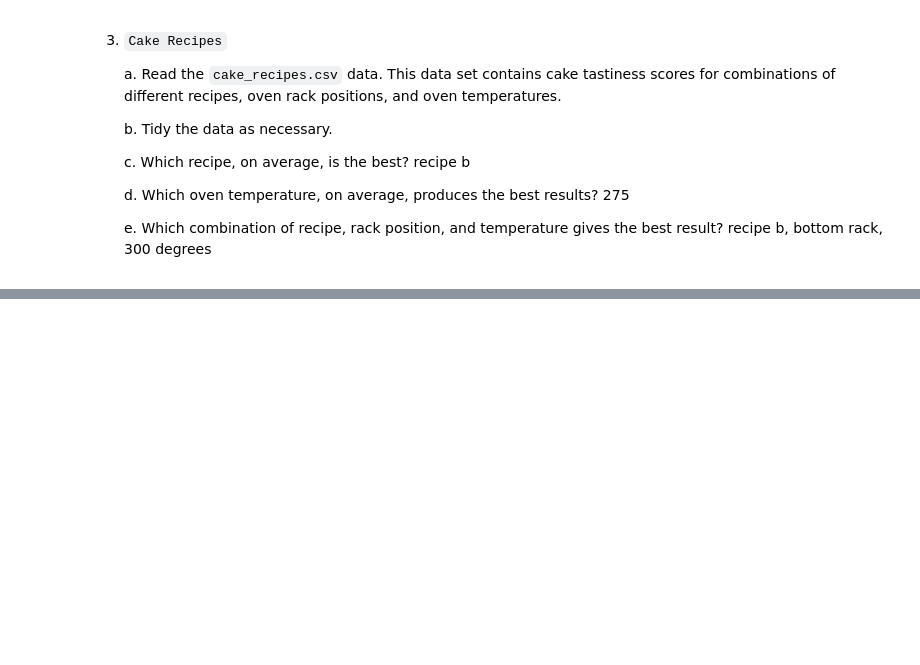
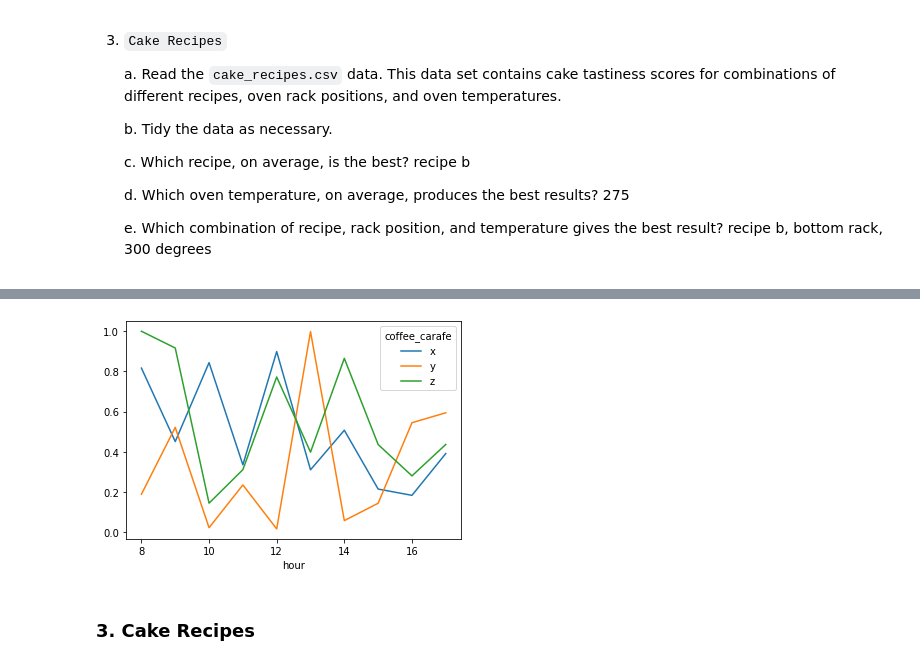
Before and after one commit to brandonjbryant/classification-exercises, a Jupyter notebook: tidy_data.ipynb, the cells around one changed output, grey strips where cells are left out. Drawn from its saved outputs; the diff is of its cells as text; code cells hidden in the pictures; blank space fills up the shorter version.

```diff
--- a/tidy_data.ipynb
+++ b/tidy_data.ipynb
@@ -96,0 +323,7 @@ pd.melt(df, id_vars= )
+# %%
+# pivot the table
+df_pivot = df.pivot_table(index = ['hour'],
+                    columns = 'coffee_carafe',
+                    values = 'coffee_amount')
+
+df_pivot
@@ -96,0 +343,6 @@ pd.melt(df, id_vars= )
+# %%
+df_pivot.plot();
+# %% [output]
+[figure, added]
+# %% [markdown]
+### 3. Cake Recipes
```
Also changed, not shown: parts of 37 cells of this notebook.
